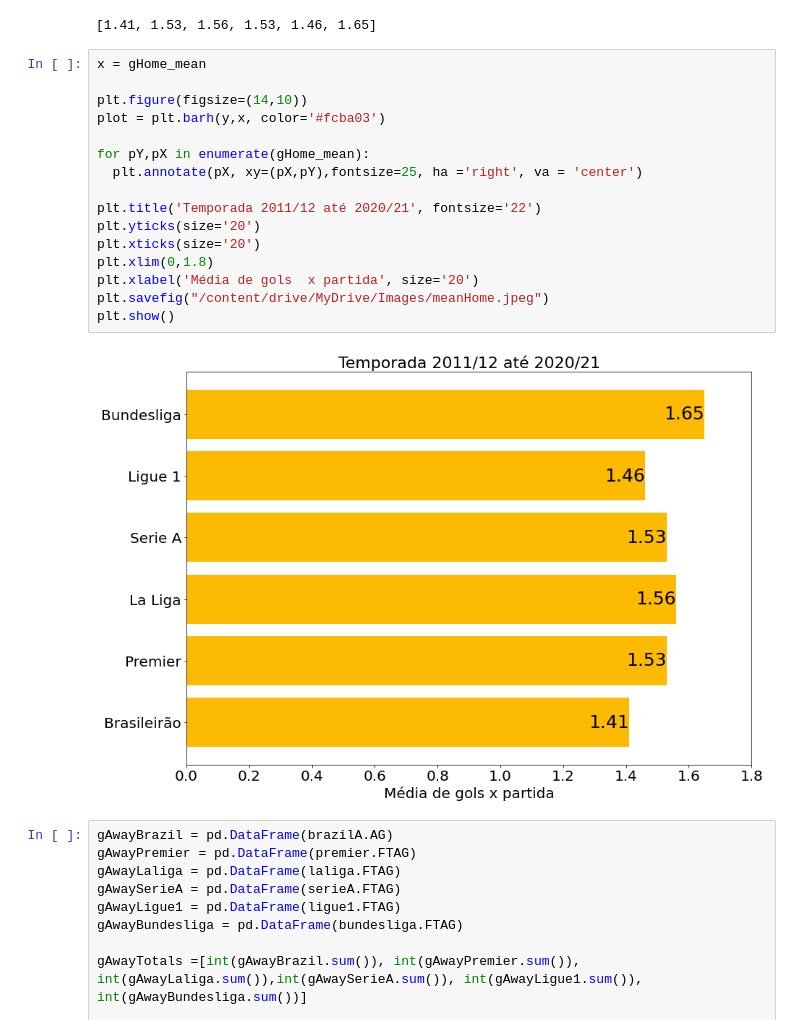
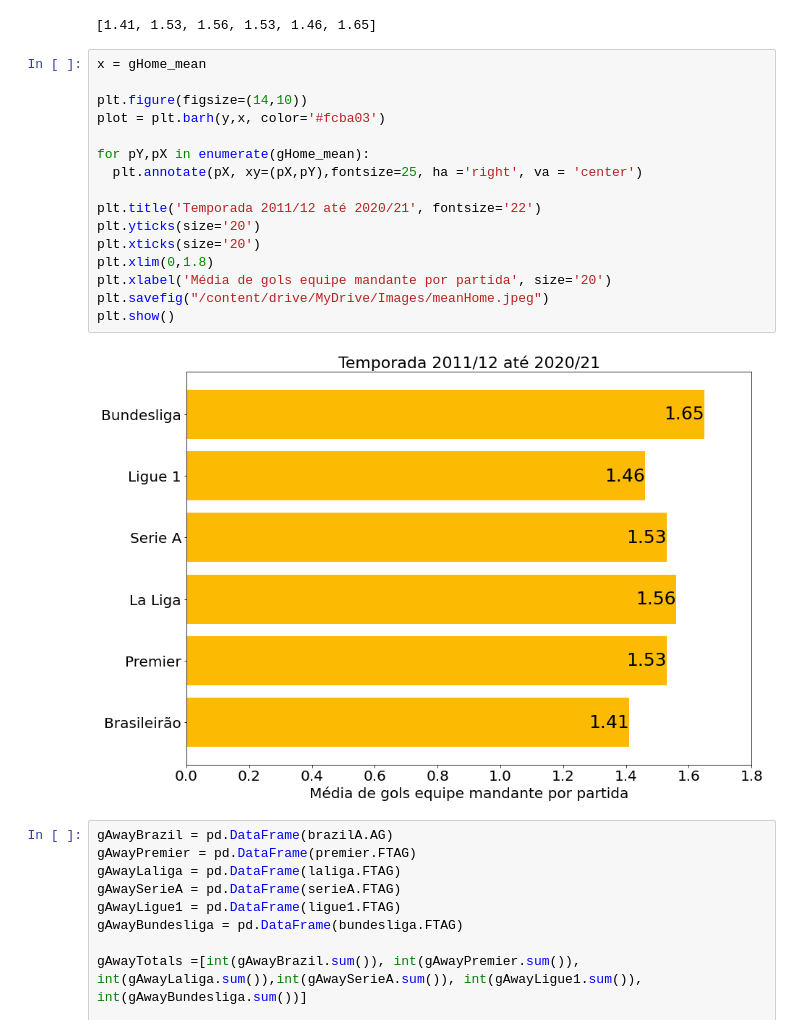
Before and after one commit to cientistadados93/SoccerStudies, a Jupyter notebook: SoccerStudyOne.ipynb, the cells around one changed output. Saved outputs shown, nothing was run; the diff lists cells and outputs as text.

```diff
--- a/SoccerStudyOne.ipynb
+++ b/SoccerStudyOne.ipynb
@@ -262,21 +262,21 @@ print(gHome_mean)
 # %%
 x = gHome_mean
 
 plt.figure(figsize=(14,10))
 plot = plt.barh(y,x, color='#fcba03')
 
 for pY,pX in enumerate(gHome_mean):
   plt.annotate(pX, xy=(pX,pY),fontsize=25, ha ='right', va = 'center')
 
 plt.title('Temporada 2011/12 até 2020/21', fontsize='22')
 plt.yticks(size='20')
 plt.xticks(size='20')
 plt.xlim(0,1.8)
-plt.xlabel('Média de gols  x partida', size='20')
+plt.xlabel('Média de gols equipe mandante por partida', size='20')
 plt.savefig("/content/drive/MyDrive/Images/meanHome.jpeg")
 plt.show()
 # %% [output]
-[figure, old version]
+[figure, new version]
 # %%
 gAwayBrazil = pd.DataFrame(brazilA.AG)
 gAwayPremier = pd.DataFrame(premier.FTAG)
```
Also changed, not shown: parts of 1 cell of this notebook.
